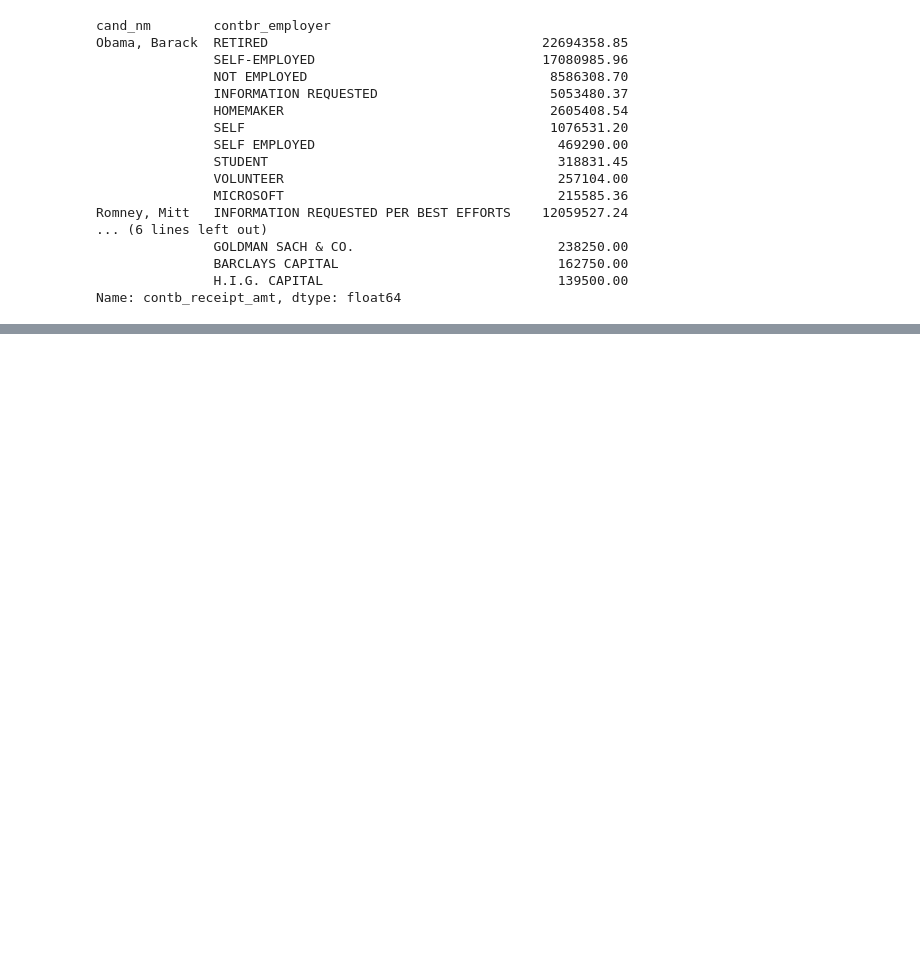
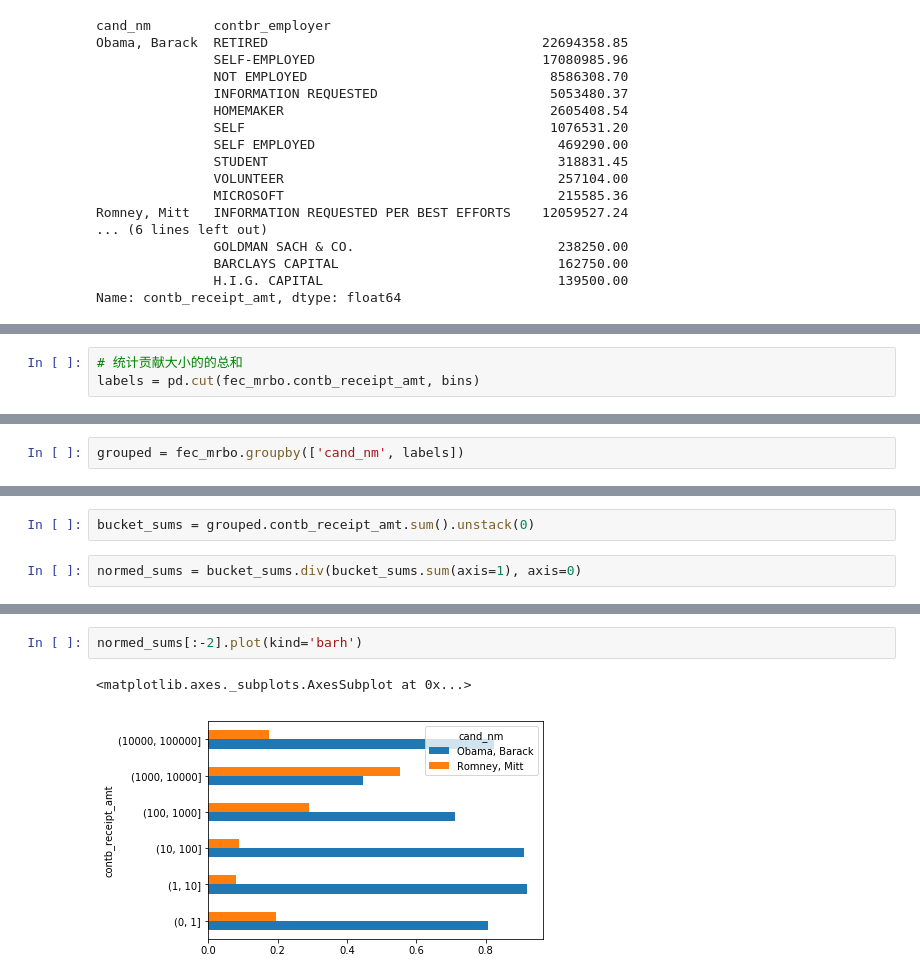
Before and after one commit to TianJin85/data-analysis, a Jupyter notebook: vote_analysis.ipynb, the cells around one changed output, grey strips where cells are left out. Drawn from its saved outputs; the diff is of its cells as text; blank space fills up the shorter version.

```diff
--- a/vote_analysis.ipynb
+++ b/vote_analysis.ipynb
@@ -244,0 +247,3 @@ Name: contb_receipt_amt, dtype: float64
+# %%
+# 统计贡献大小的的总和
+labels = pd.cut(fec_mrbo.contb_receipt_amt, bins)
@@ -244,0 +270,2 @@ Name: contb_receipt_amt, dtype: float64
+# %%
+grouped = fec_mrbo.groupby(['cand_nm', labels])
@@ -244,0 +291,4 @@ Name: contb_receipt_amt, dtype: float64
+# %%
+bucket_sums = grouped.contb_receipt_amt.sum().unstack(0)
+# %%
+normed_sums = bucket_sums.div(bucket_sums.sum(axis=1), axis=0)
@@ -244,0 +308,5 @@ Name: contb_receipt_amt, dtype: float64
+# %%
+normed_sums[:-2].plot(kind='barh')
+# %% [output]
+<matplotlib.axes._subplots.AxesSubplot at 0x...>
+[figure, added]
```
Also changed, not shown: parts of 4 cells of this notebook.
